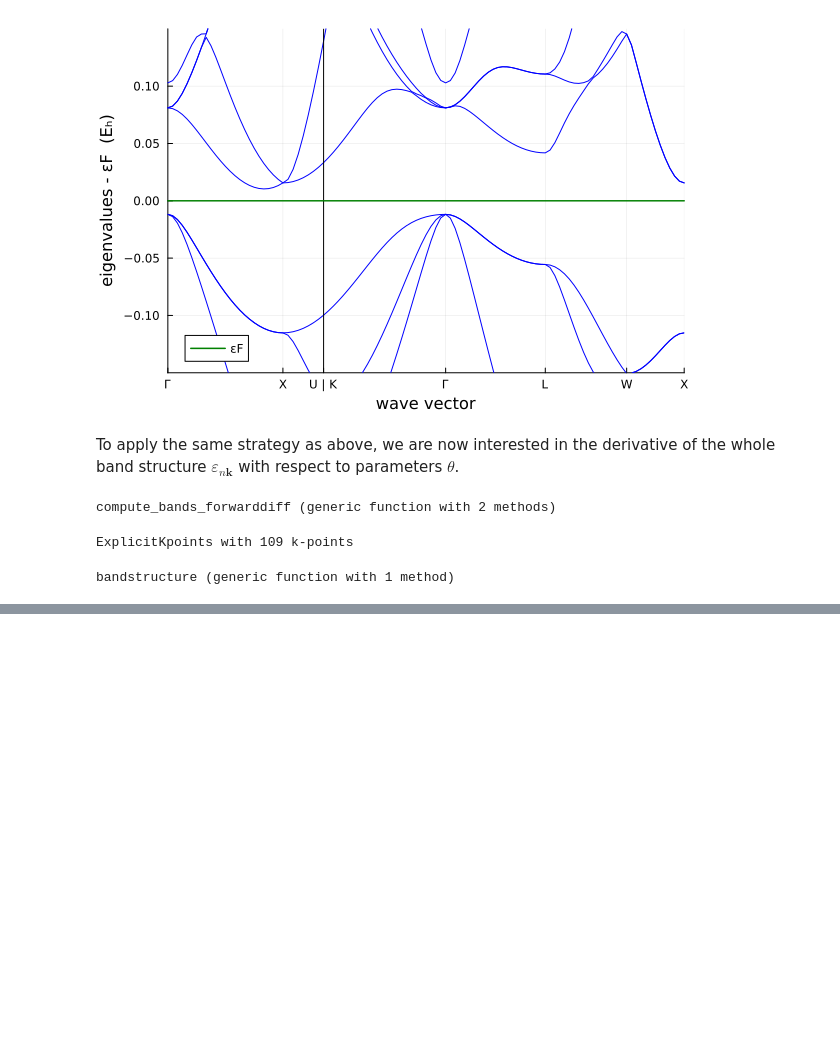
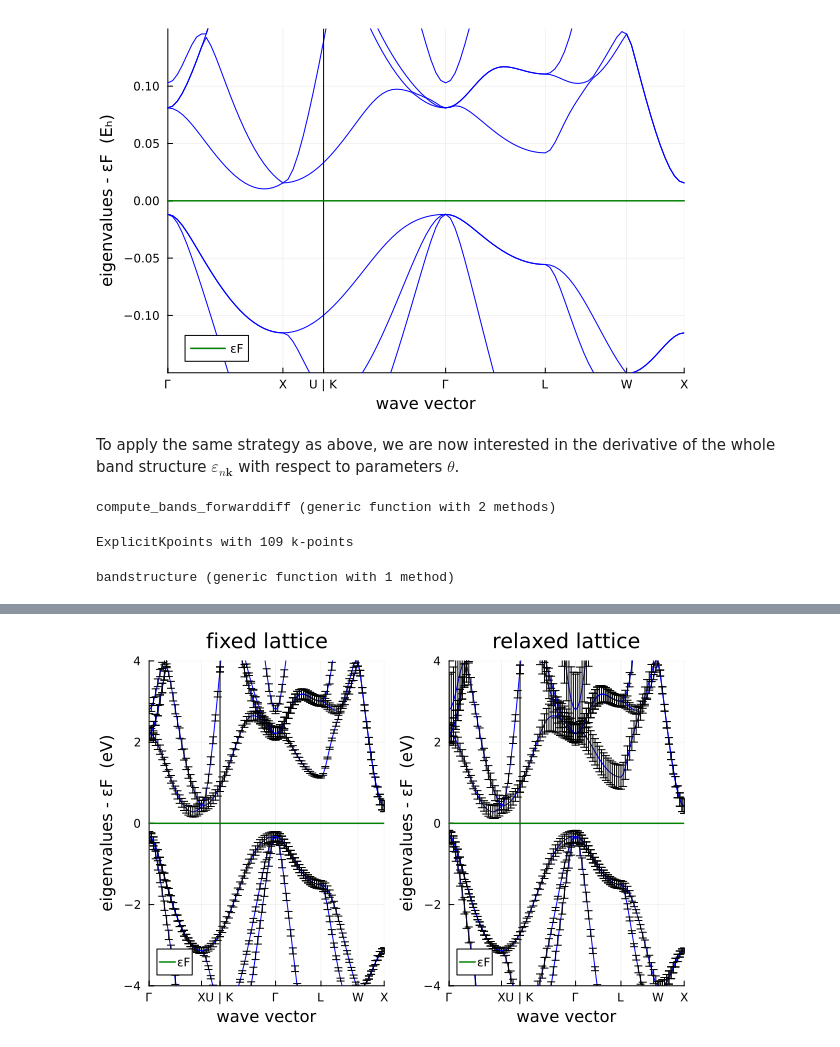
Before and after one commit to niklasschmitz/tutorial-cecam-workshop-dftk-2025, a Jupyter notebook: notebooks/3_custom_xc.ipynb, the cells around one changed output, grey strips where cells are left out. Drawn from its saved outputs; the diff is of its cells as text; code cells hidden in the pictures; blank space fills up the shorter version.

```diff
--- a/notebooks/3_custom_xc.ipynb
+++ b/notebooks/3_custom_xc.ipynb
@@ -482,3 +479,5 @@ plot_bandstructure(
 # TODO add total derivative of band structure w.r.t. θ (including implicit dependence via lattice constant)
 # %%
 # TODO visualize samples from the band distributions (to see smoothness/covariance)
+# %%
+dbands_a = ForwardDiff.derivative(a -> bandstructure(a, params.θ_bf), a0)
@@ -484,0 +571,5 @@ plot_bandstructure(
+# %%
+bands_uncertainty_total = [
+    norm.(eachrow((dbands_reshaped[:,ik,:] + dbands_a[:,ik] * lattice_constant_gradient') * params.L))
+    for ik in 1:size(b,2)
+]
@@ -484,0 +594,21 @@ plot_bandstructure(
+# %%
+let
+    p1 = plot_bandstructure(
+        (; bands..., eigenvalues_error=bands_uncertainty),
+        unit=u"eV",
+    )
+    p2 = plot_bandstructure(
+        (; bands..., eigenvalues_error=bands_uncertainty_total),
+        unit=u"eV",
+    )
+
+    # ylims = (-15, 10)
+    # Plots.ylims!(p1, ylims)
+    # Plots.ylims!(p2, ylims)
+    plot(
+        p1, p2,
+        title = ["fixed lattice" "relaxed lattice"],
+    )
+end
+# %% [output]
+[figure, added]
```
Also changed, not shown: parts of 26 cells of this notebook.
